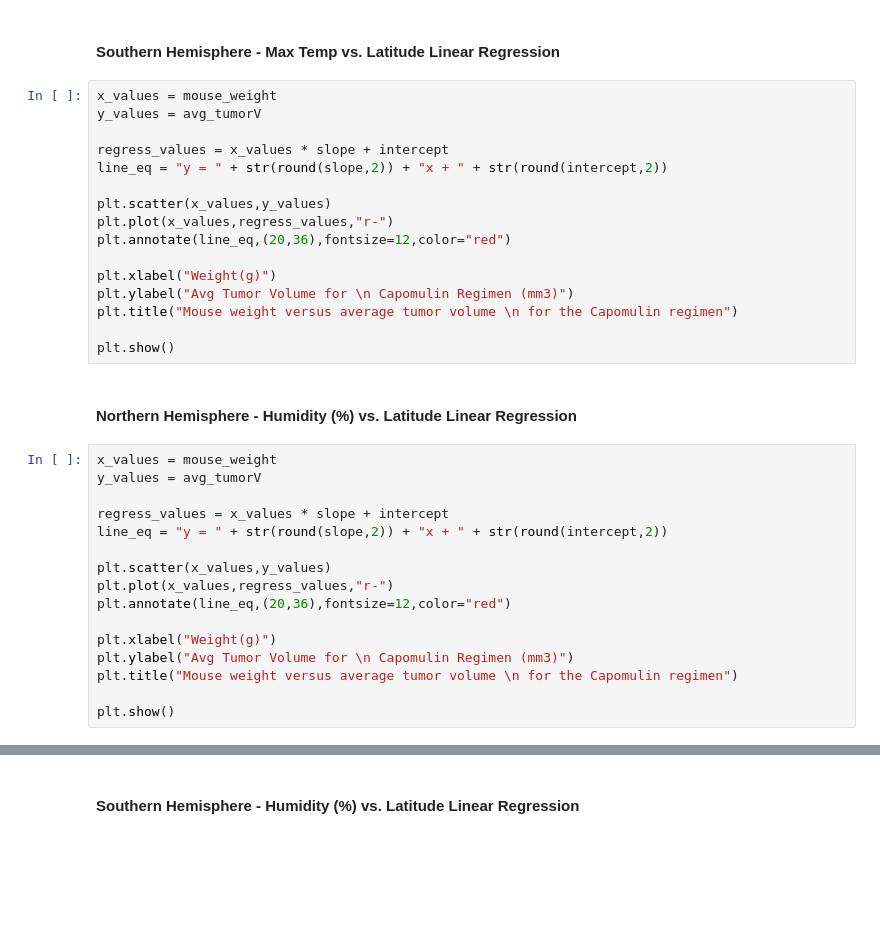
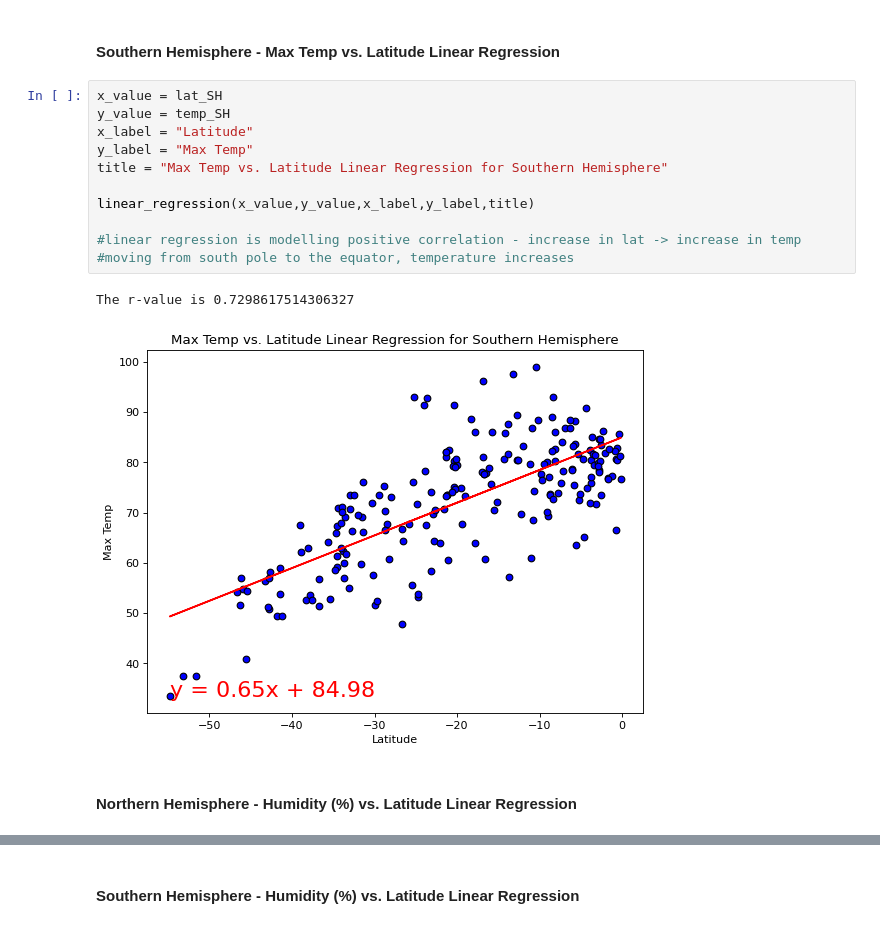
Before and after one commit to Shrutihindocha/python-api-challenge, a Jupyter notebook: WeatherPy/WeatherPy.ipynb, the cells around one changed output, grey strips where cells are left out. Drawn from its saved outputs; the diff is of its cells as text; blank space fills up the shorter version.

```diff
--- a/WeatherPy/WeatherPy.ipynb
+++ b/WeatherPy/WeatherPy.ipynb
@@ -258,36 +395,18 @@ linear_regression(x_value,y_value,x_label,y_label,title)
 # %% [markdown]
 ####  Southern Hemisphere - Max Temp vs. Latitude Linear Regression
-# %%
-x_values = mouse_weight
-y_values = avg_tumorV
-
-regress_values = x_values * slope + intercept
-line_eq = "y = " + str(round(slope,2)) + "x + " + str(round(intercept,2))
-
-plt.scatter(x_values,y_values)
-plt.plot(x_values,regress_values,"r-")
-plt.annotate(line_eq,(20,36),fontsize=12,color="red")
-
-plt.xlabel("Weight(g)")
-plt.ylabel("Avg Tumor Volume for \n Capomulin Regimen (mm3)")
-plt.title("Mouse weight versus average tumor volume \n for the Capomulin regimen")
-
-plt.show()
+# %%
+x_value = lat_SH
+y_value = temp_SH
+x_label = "Latitude"
+y_label = "Max Temp"
+title = "Max Temp vs. Latitude Linear Regression for Southern Hemisphere"
+
+linear_regression(x_value,y_value,x_label,y_label,title)
+
+#linear regression is modelling positive correlation - increase in lat -> increase in temp
+#moving from south pole to the equator, temperature increases
+# %% [output]
+The r-value is 0.7298617514306327
+[figure, added]
 # %% [markdown]
 ####  Northern Hemisphere - Humidity (%) vs. Latitude Linear Regression
-# %%
-x_values = mouse_weight
-y_values = avg_tumorV
-
-regress_values = x_values * slope + intercept
-line_eq = "y = " + str(round(slope,2)) + "x + " + str(round(intercept,2))
-
-plt.scatter(x_values,y_values)
-plt.plot(x_values,regress_values,"r-")
-plt.annotate(line_eq,(20,36),fontsize=12,color="red")
-
-plt.xlabel("Weight(g)")
-plt.ylabel("Avg Tumor Volume for \n Capomulin Regimen (mm3)")
-plt.title("Mouse weight versus average tumor volume \n for the Capomulin regimen")
-
-plt.show()
```
Also changed, not shown: parts of 28 cells of this notebook, 11 other files.
